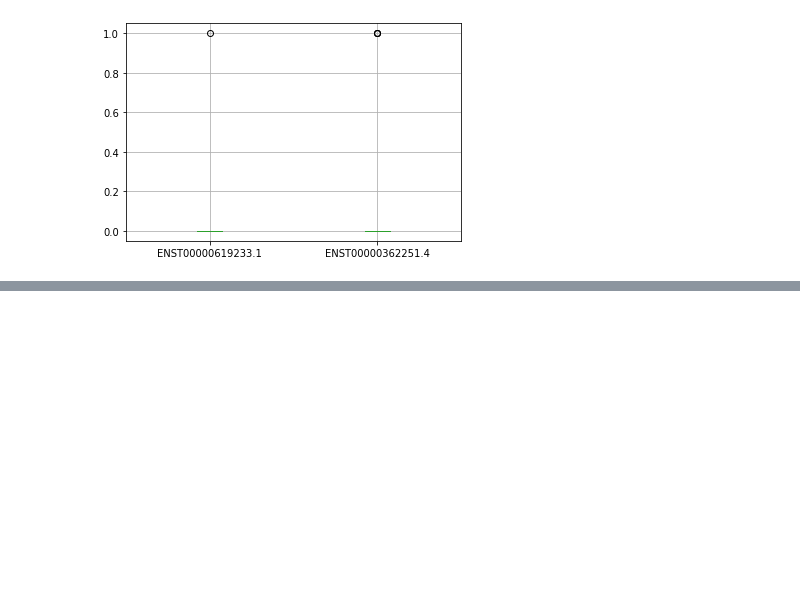
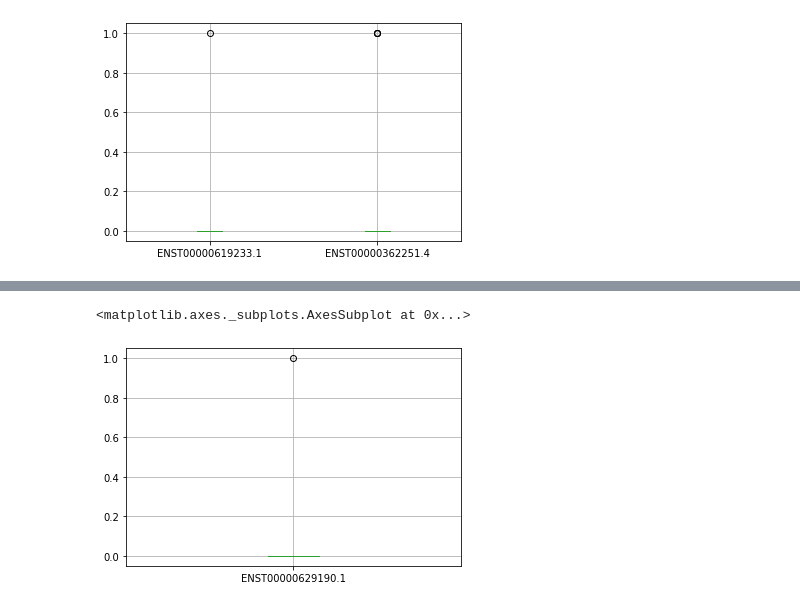
Before and after one commit to justjk139/alzheimers_gene_analysis, a Jupyter notebook: notebooks/analyze.ipynb, the cells around one changed output, grey strips where cells are left out. Saved outputs shown, nothing was run; the diff lists cells and outputs as text; code cells hidden in the pictures; blank space fills up the shorter version.

```diff
--- a/notebooks/analyze.ipynb
+++ b/notebooks/analyze.ipynb
@@ -37,0 +69,9 @@ wilcox_bp.boxplot()
+# %%
+row = control_df[control_df['target_id'] == 'ENST00000629190.1']
+row = row.set_index(['target_id']).T
+# sns.boxplot(row)
+row.boxplot()
+#control
+# %% [output]
+<matplotlib.axes._subplots.AxesSubplot at 0x...>
+[figure, added]
```
Also changed, not shown: parts of 11 cells of this notebook.
